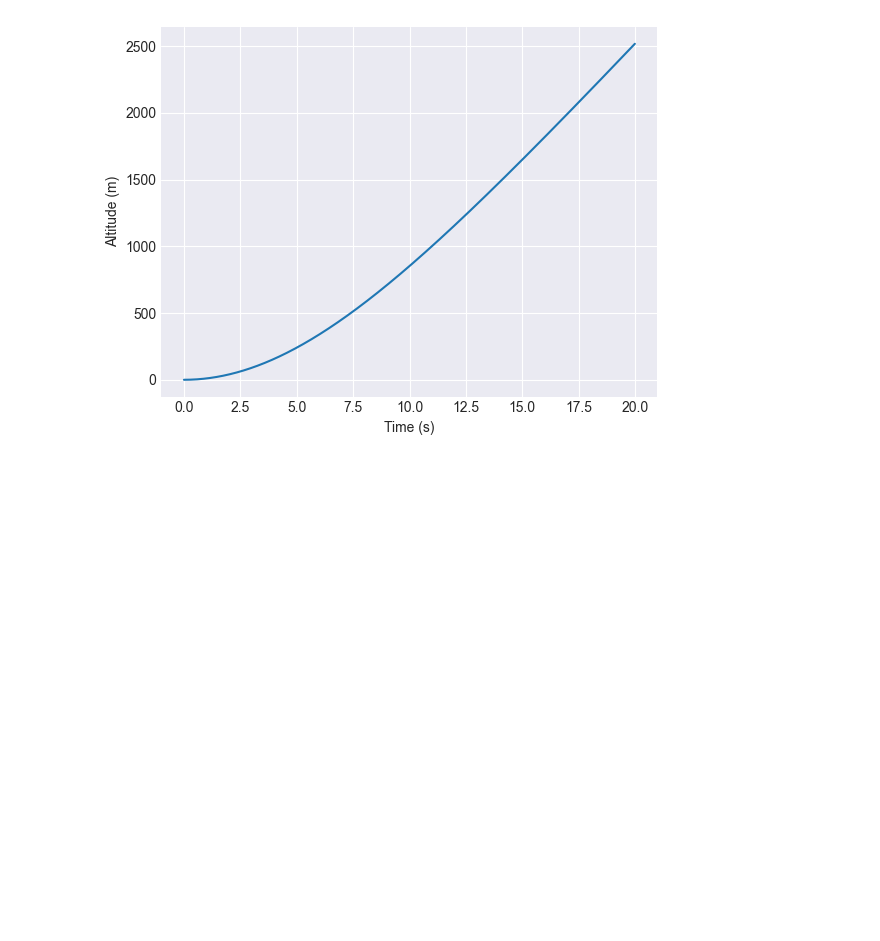
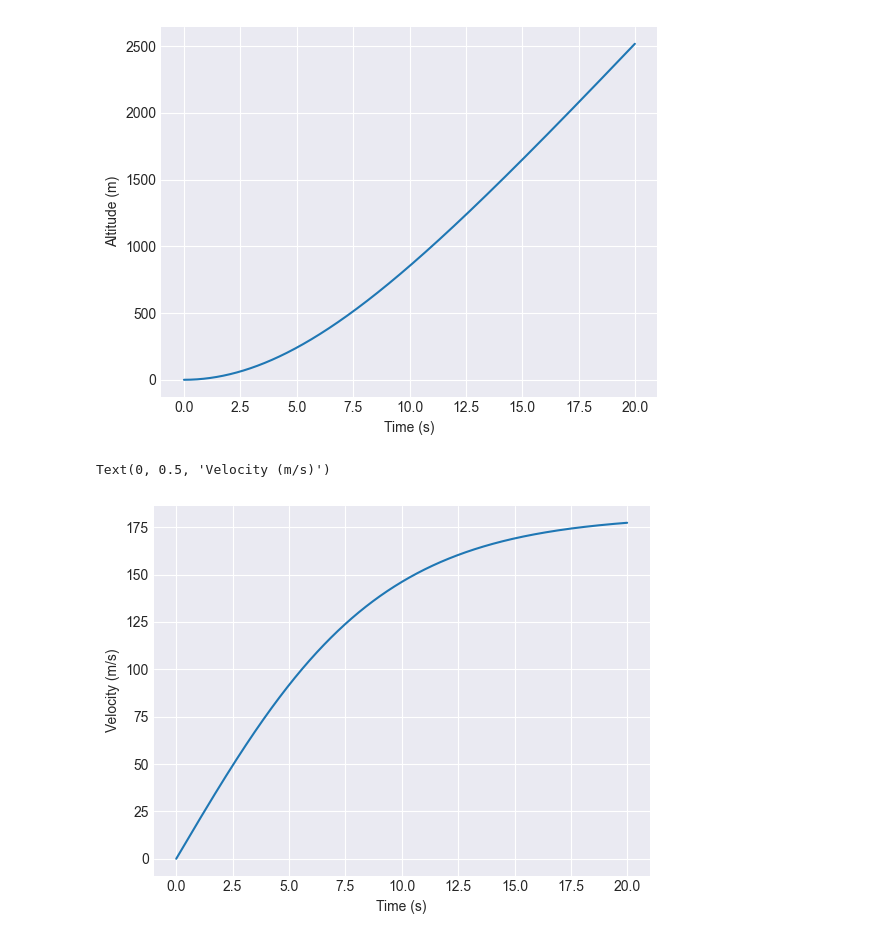
Before and after one commit to cmd-cosmos/learning, a Jupyter notebook: fun-programs/python/physics/launch_sim.ipynb, the cells around one changed output. Saved outputs shown, nothing was run; the diff lists cells and outputs as text; code cells hidden in the pictures; blank space fills up the shorter version.

Commit message:
added velocity time plot

```diff
--- a/fun-programs/python/physics/launch_sim.ipynb
+++ b/fun-programs/python/physics/launch_sim.ipynb
@@ -51,3 +51,10 @@ plt.ylabel("Altitude (m)")
 # %% [output]
 Text(0, 0.5, 'Altitude (m)')
 [figure]
+# %%
+plt.plot(time_stamps, v)
+plt.xlabel("Time (s)")
+plt.ylabel("Velocity (m/s)")
+# %% [output]
+Text(0, 0.5, 'Velocity (m/s)')
+[figure, added]
```
